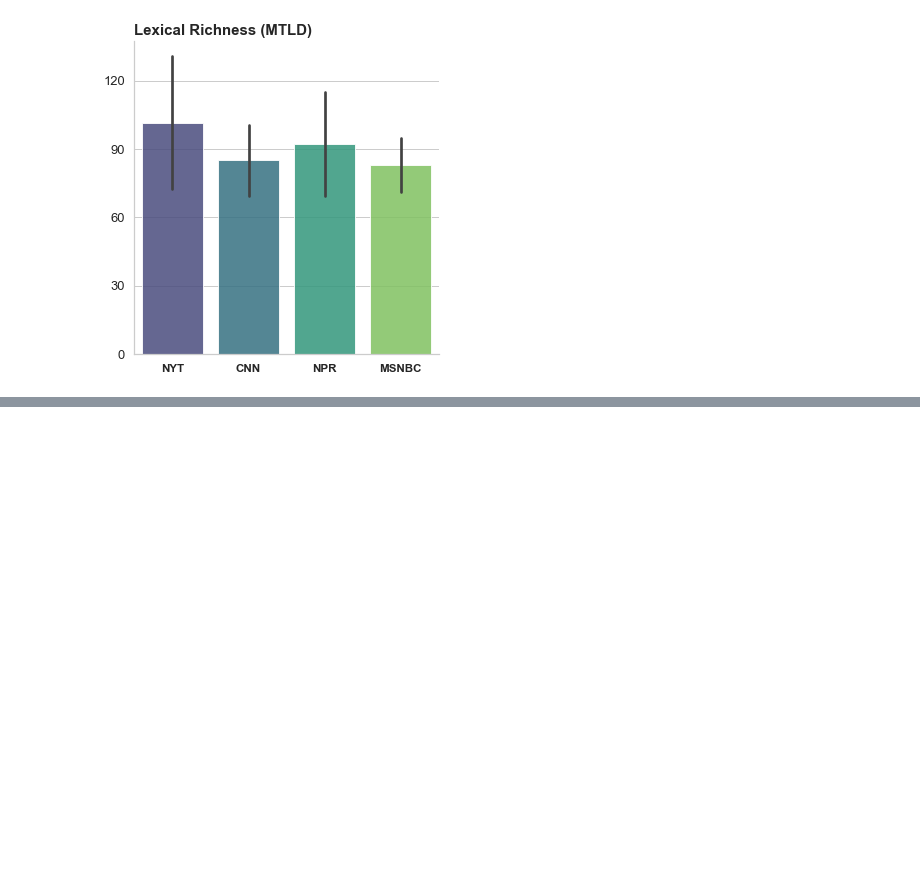
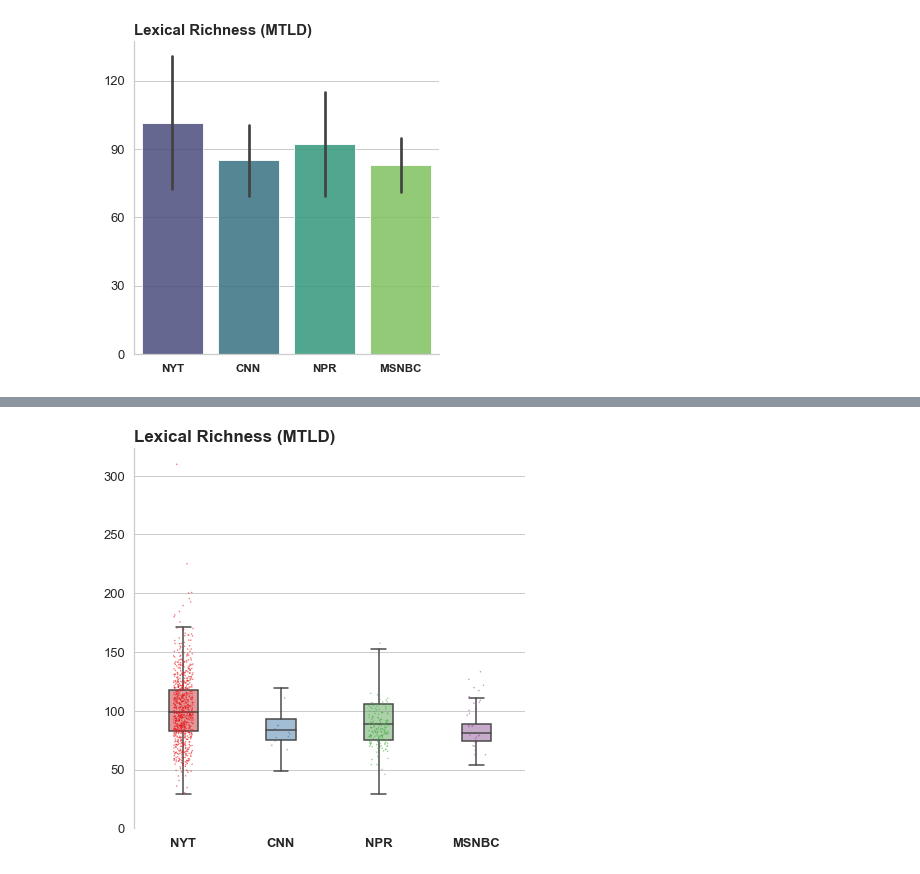
Before and after one commit to notnews/unreadable_news, a Jupyter notebook: scripts/03_nyt_cnn_npr_msnbc.ipynb, the cells around one changed output, grey strips where cells are left out. Saved outputs shown, nothing was run; the diff lists cells and outputs as text; code cells hidden in the pictures; blank space fills up the shorter version.

```diff
--- a/scripts/03_nyt_cnn_npr_msnbc.ipynb
+++ b/scripts/03_nyt_cnn_npr_msnbc.ipynb
@@ -139,0 +184,34 @@ save_mpl_fig(os.path.join(SAVEPATH, 'lexicalrichness_nyt_cnn_npr_msnbc'))
+# %%
+# Plot (fold cell)
+_, ax = plt.subplots(figsize=(7,7))
+
+sns.boxplot(x="cat", y="mtld", data=df,
+#             order=['political', 'apolitical'],
+            palette='Set1',
+            showfliers=False,
+            width=0.3,
+            ax=ax)
+
+sns.stripplot(x="cat", y="mtld",
+              data=df.sample(n=1000, random_state=0),
+              jitter=True,
+              palette='Set1',
+              alpha=.6,
+              size=1.5,
+              ax=ax)
+
+for patch in ax.artists:
+    r, g, b, a = patch.get_facecolor()
+    patch.set_facecolor((r, g, b, .5))
+
+plt.xlabel('')
+plt.ylabel('')
+ax.set_xticklabels(['NYT', 'CNN', 'NPR', 'MSNBC'], fontweight='bold', size=13)
+plt.yticks(range(0,350,50), size=13)
+plt.title('Lexical Richness (MTLD)', fontweight='bold', loc='left', size=17)
+
+sns.despine(bottom=True)
+
+save_mpl_fig(os.path.join(SAVEPATH, 'boxplot_lex_nyt_cnn_npr_msnbc'))
+# %% [output]
+[figure, added]
```
Also changed, not shown: parts of 4 cells of this notebook, 21 other files.
